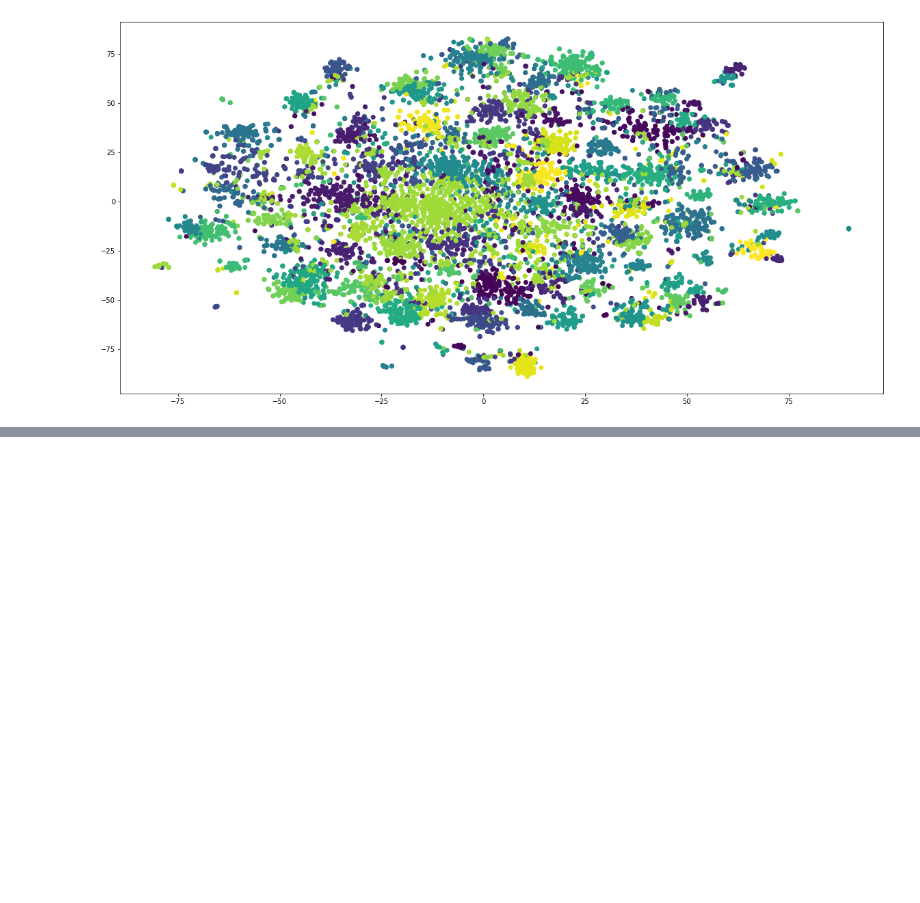
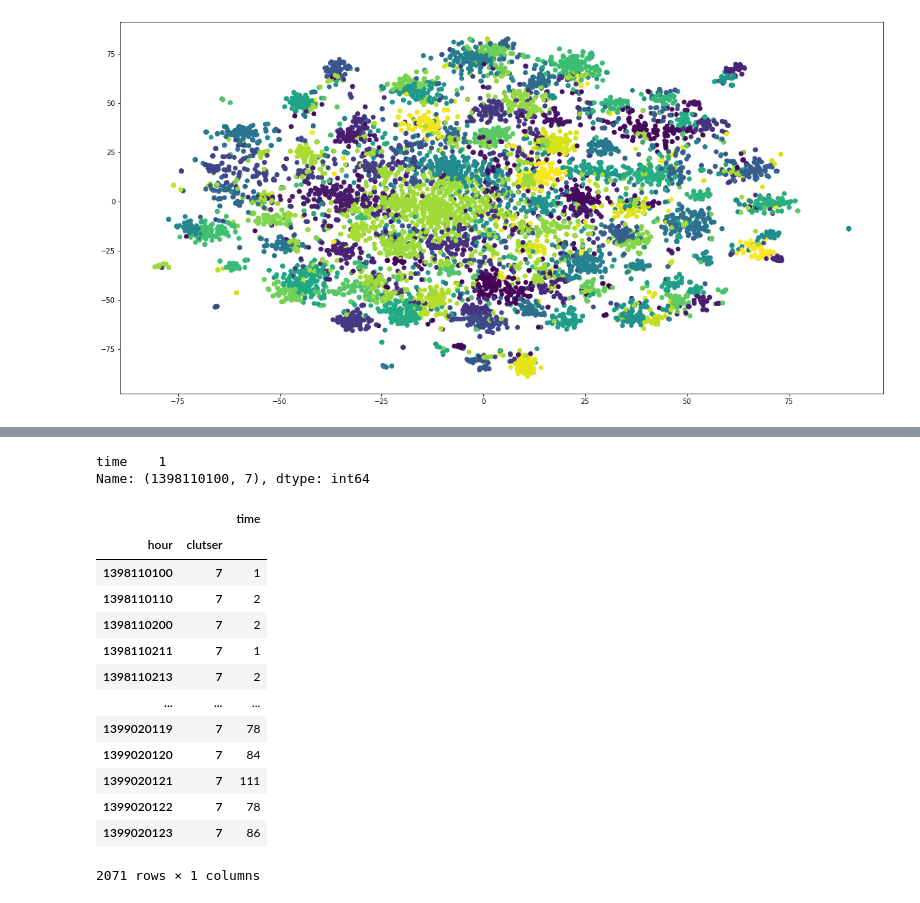
Before and after one commit to sajjadGG/CovidSocial2020, a Jupyter notebook: AllTogether.ipynb, the cells around one changed output, grey strips where cells are left out. Drawn from its saved outputs; the diff is of its cells as text; code cells hidden in the pictures; blank space fills up the shorter version.

```diff
--- a/AllTogether.ipynb
+++ b/AllTogether.ipynb
@@ -304,0 +370,6 @@ plt.show()
+# %%
+def toHour(x):
+    t1 , t2 = x.split()
+    y,m,d = tuple(map(int,t1.split('-')))
+    h,mi,se = tuple(map(int,t2.split(':')))
+    return 1000000*y + 10000*m + 100*d + h
@@ -304,0 +384,28 @@ plt.show()
+# %%
+tss = {}
+for t in ts.index:
+    print(ts.loc[t])
+    break
+# %% [output]
+time    1
+Name: (1398110100, 7), dtype: int64
+# %%
+l0 = ts.index.get_level_values(0)
+l1 = ts.index.get_level_values(1)
+cond = (l1 == 7)
+ts[cond]
+# %% [output]
+|  |  | time |
+| hour | clutser |  |
+| 1398110100 | 7 | 1 |
+| 1398110110 | 7 | 2 |
+| 1398110200 | 7 | 2 |
+| 1398110211 | 7 | 1 |
+| 1398110213 | 7 | 2 |
+| ... | ... | ... |
+| 1399020119 | 7 | 78 |
+| 1399020120 | 7 | 84 |
+| 1399020121 | 7 | 111 |
+| 1399020122 | 7 | 78 |
+| 1399020123 | 7 | 86 |
+2071 rows × 1 columns
```
Also changed, not shown: parts of 23 cells of this notebook.
